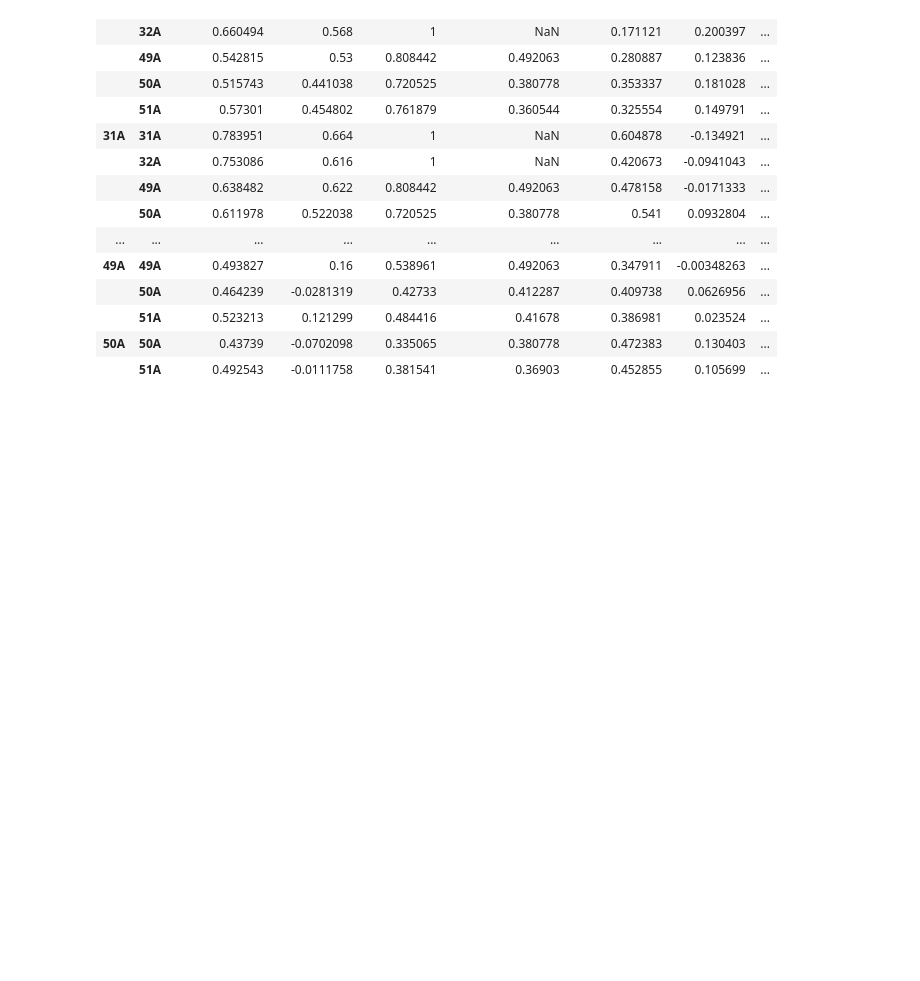
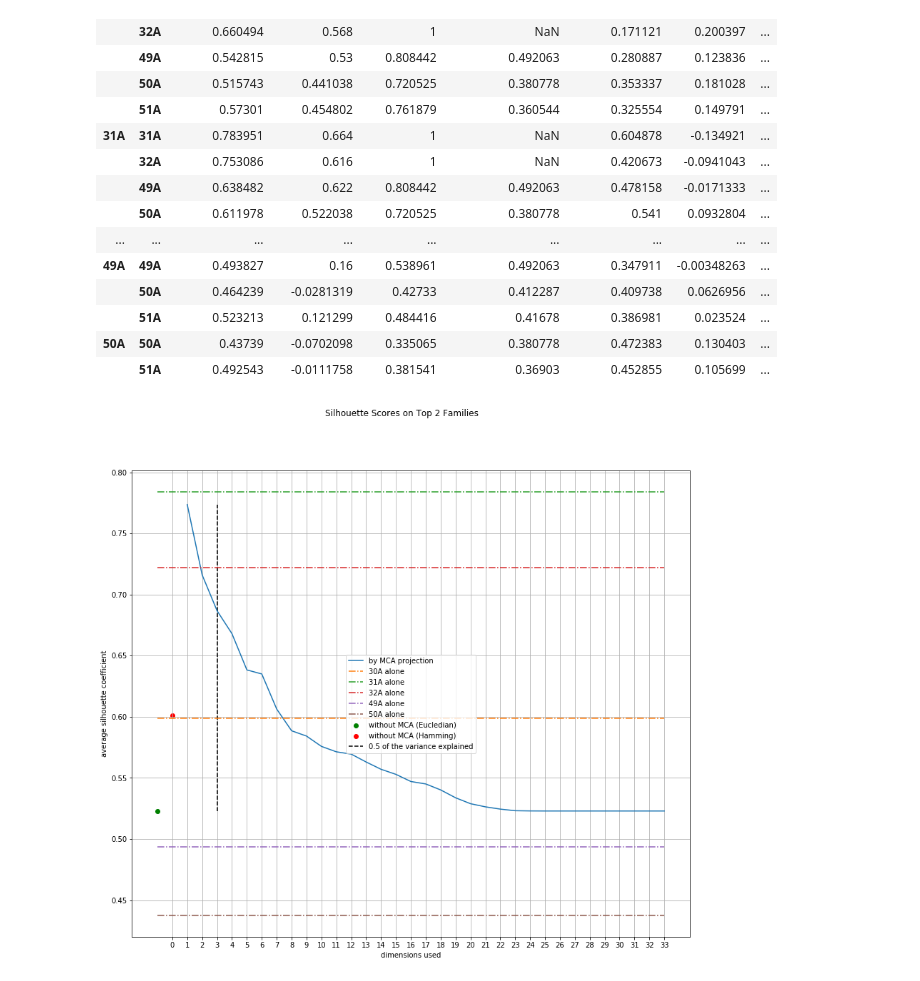
Before and after one commit to ilay32/wals-project, a Jupyter notebook: all-stars.ipynb, the cells around one changed output. Cells and saved outputs as stored; diff of their text form; code cells hidden in the pictures; blank space fills up the shorter version.

```diff
--- a/all-stars.ipynb
+++ b/all-stars.ipynb
@@ -51,3 +51,7 @@ g.raw_silhouettes
 |  | 51A | 0.523213 | 0.121299 | 0.484416 | 0.41678 | 0.386981 | 0.023524 | ... |
 | 50A | 50A | 0.43739 | -0.0702098 | 0.335065 | 0.380778 | 0.472383 | 0.130403 | ... |
 |  | 51A | 0.492543 | -0.0111758 | 0.381541 | 0.36903 | 0.452855 | 0.105699 | ... |
+# %%
+g.plot_silhouettes('genetic',2,True)
+# %% [output]
+[figure, added]
```
Also changed, not shown: parts of 2 cells of this notebook, 1 other file.
